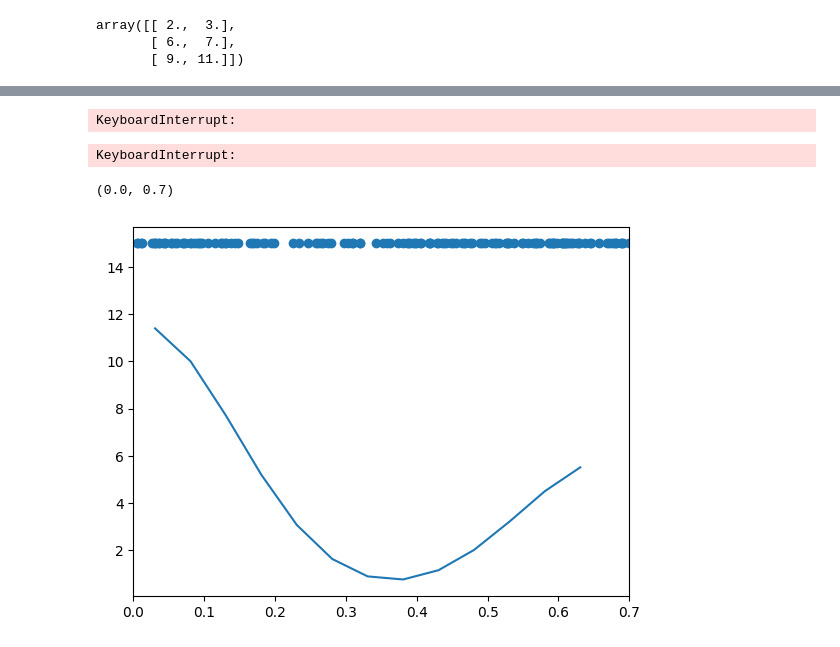
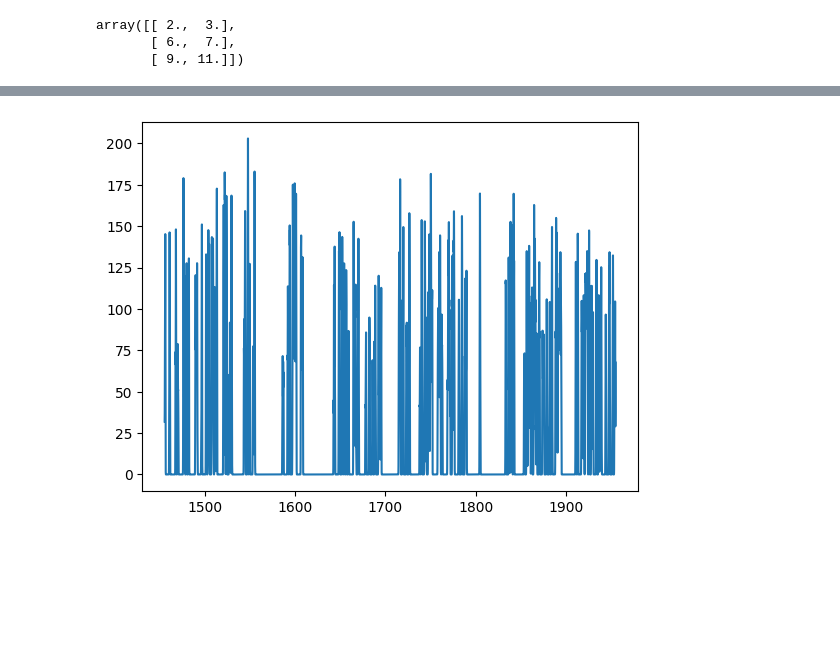
Before and after one commit to pietro-bozzo/CrossRegionCommunicationBH26, a Jupyter notebook: Code/testSDUtilies.ipynb, the cells around one changed output, grey strips where cells are left out. Cells and saved outputs as stored; diff of their text form; code cells hidden in the pictures; blank space fills up the shorter version.

Commit message:
restrict: implement fast algo and output choices

```diff
--- a/Code/testSDUtilies.ipynb
+++ b/Code/testSDUtilies.ipynb
@@ -42,3 +43,4 @@ array([[ 2.,  3.],
 # %%
 # load MATLAB data
 data = su.loadMATData('../Data/session1.mat')
+regs = ['hpc','nr','pfc']
@@ -74,14 +58,9 @@ plt.plot(y1[:,0],y2[:,1]);
 # %%
 ripple_intervals = data['ripples'] + [-0.5,0.5]
-spikes = [su.restrict(data[f][:,0],ripple_intervals) for f in ['spikes_hpc','spikes_nr','spikes_pfc']]
+ripple_spikes = {r : su.restrict(data['spikes_'+r][:,0],ripple_intervals) for r in regs}
-# %% [output]
-KeyboardInterrupt:
 # %%
-firing_rates = [su.firingRate(s,smooth=2.5) for s in spikes]
+firing_rates = {r : su.firingRate(ripple_spikes[r],smooth=2.5) for r in regs}
-# %% [output]
-KeyboardInterrupt:
 # %%
-plt.plot(firing_rates[0][:,0][:1000],firing_rates[0][:,1][:1000]);
+plt.plot(firing_rates['hpc'][:,0][:10000],firing_rates['hpc'][:,1][:10000]);
 # %% [output]
-(0.0, 0.7)
-[figure, old version]
+[figure, new version]
```
Also changed, not shown: parts of 3 cells of this notebook, 1 other file.
